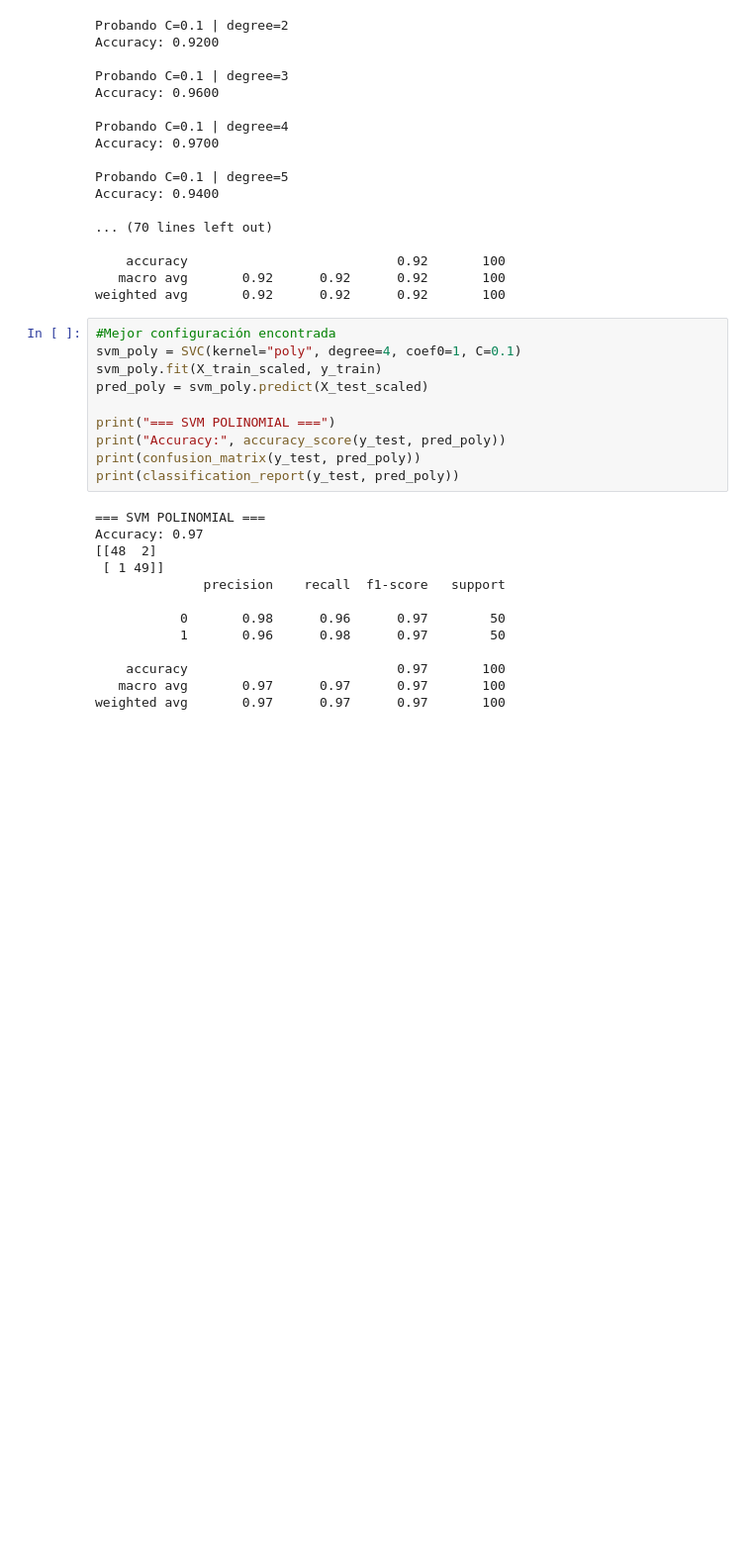
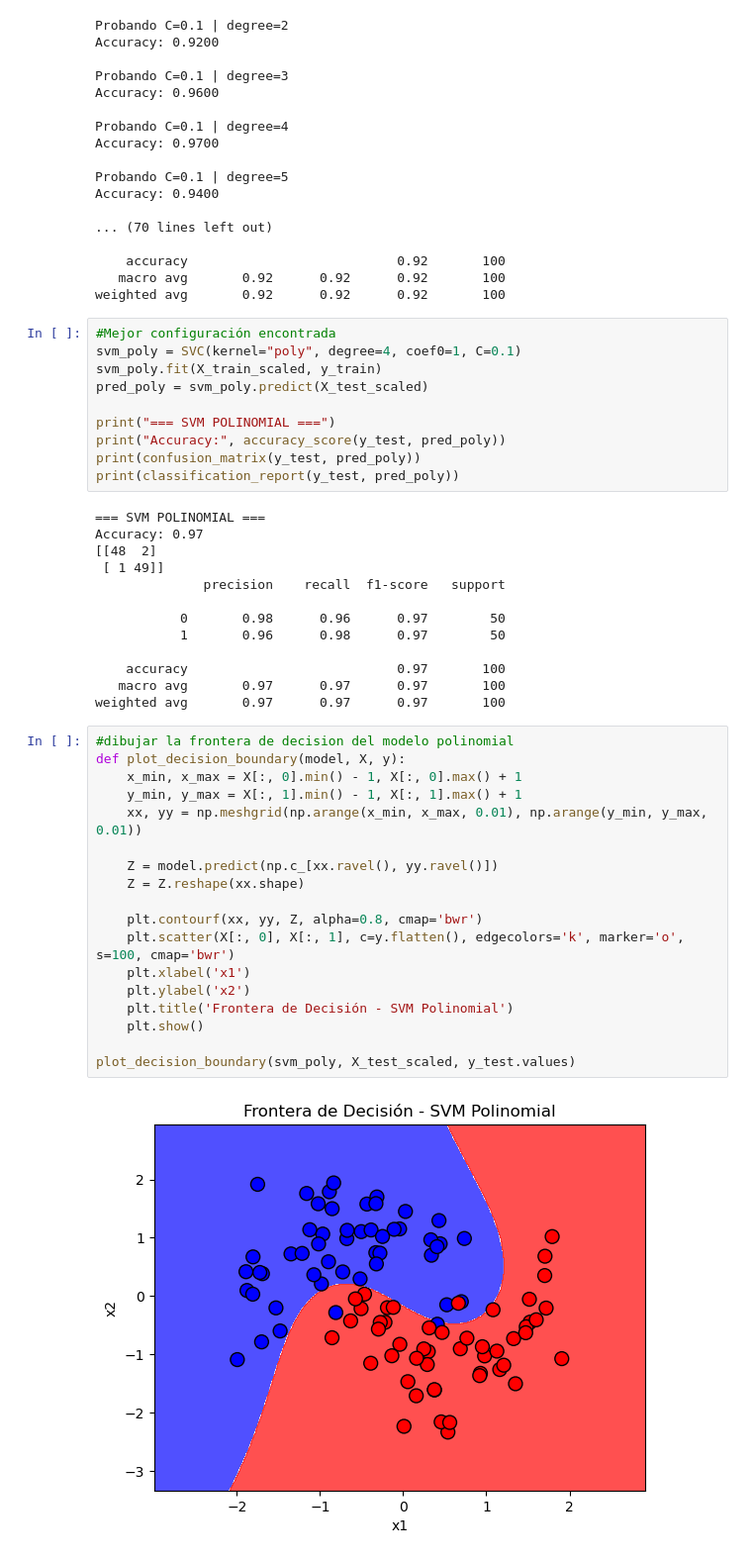
Before and after one commit to manuelo24-jpg/Ejercicios-Python, a Jupyter notebook: Saa/PruebaEstadistica/EjercicioDatasetPartida/partida.ipynb, the cells around one changed output. Shown at 99% size. Cells and saved outputs as stored; diff of their text form; blank space fills up the shorter version.

```diff
--- a/Saa/PruebaEstadistica/EjercicioDatasetPartida/partida.ipynb
+++ b/Saa/PruebaEstadistica/EjercicioDatasetPartida/partida.ipynb
@@ -167,3 +167,23 @@ Accuracy: 0.97
     accuracy                           0.97       100
    macro avg       0.97      0.97      0.97       100
 weighted avg       0.97      0.97      0.97       100
+# %%
+#dibujar la frontera de decision del modelo polinomial
+def plot_decision_boundary(model, X, y):
+    x_min, x_max = X[:, 0].min() - 1, X[:, 0].max() + 1
+    y_min, y_max = X[:, 1].min() - 1, X[:, 1].max() + 1
+    xx, yy = np.meshgrid(np.arange(x_min, x_max, 0.01), np.arange(y_min, y_max, 0.01))
+
+    Z = model.predict(np.c_[xx.ravel(), yy.ravel()])
+    Z = Z.reshape(xx.shape)
+
+    plt.contourf(xx, yy, Z, alpha=0.8, cmap='bwr')
+    plt.scatter(X[:, 0], X[:, 1], c=y.flatten(), edgecolors='k', marker='o', s=100, cmap='bwr')
+    plt.xlabel('x1')
+    plt.ylabel('x2')
+    plt.title('Frontera de Decisión - SVM Polinomial')
+    plt.show()
+
+plot_decision_boundary(svm_poly, X_test_scaled, y_test.values)
+# %% [output]
+[figure, added]
```
